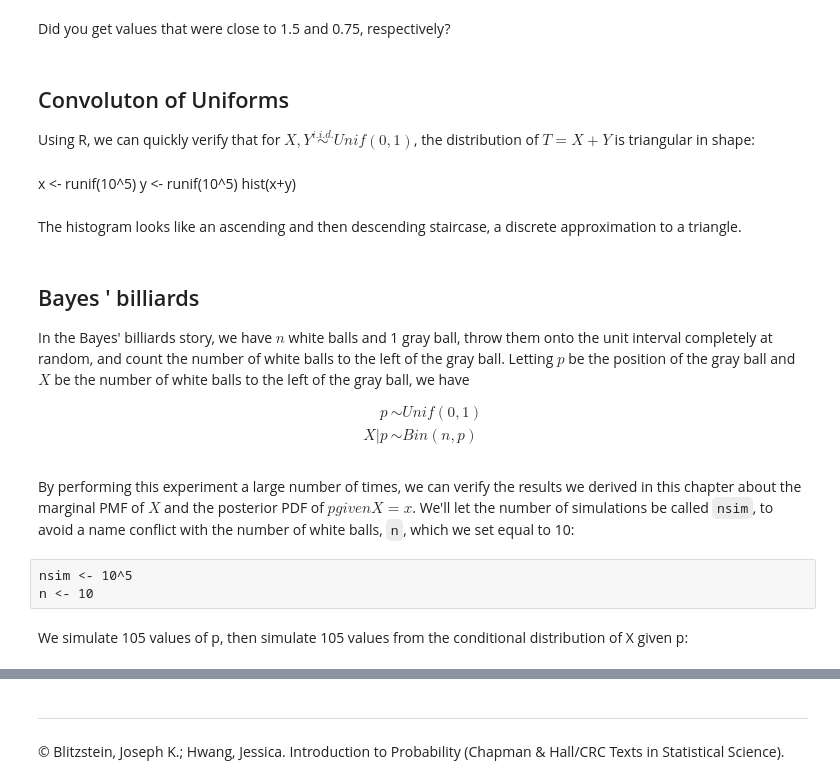
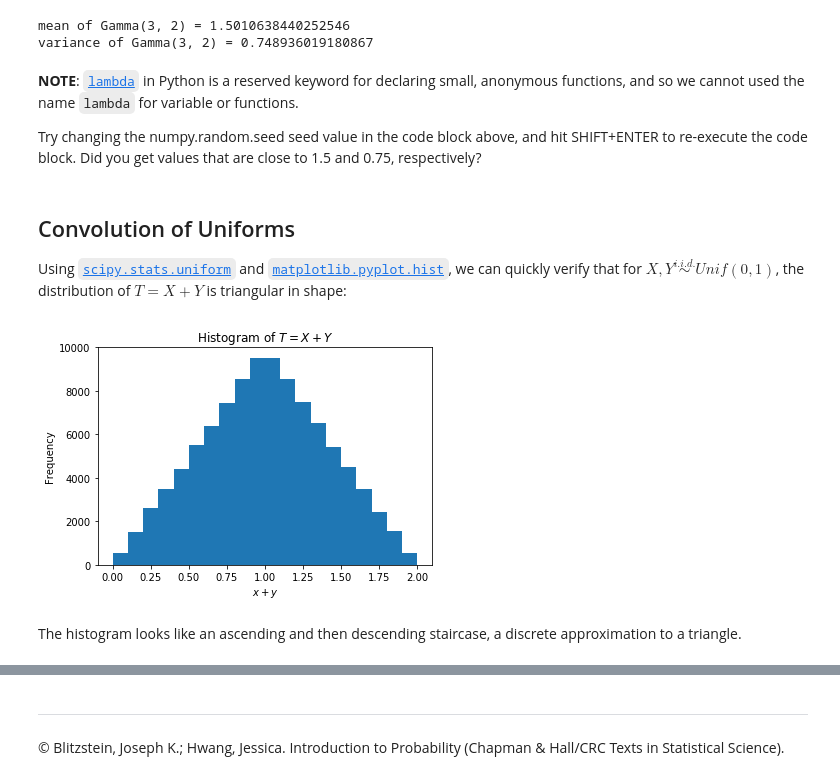
Before and after one commit to buruzaemon/IntroductionToProbabilityPy, a Jupyter notebook: Ch8.ipynb, the cells around one changed output, grey strips where cells are left out. Cells and saved outputs as stored; diff of their text form; code cells hidden in the pictures.

```diff
--- a/Ch8.ipynb
+++ b/Ch8.ipynb
@@ -25,28 +30,48 @@ var(y)
-# %% [markdown]
-Did you get values that were close to 1.5 and 0.75, respectively?
+# %%
+# seed the random number generator
+np.random.seed(1)
+
+alpha = 3.0
+lambd = 2.0
+
+y = gamma.rvs(alpha, scale=1/lambd, size=10**5)
+
+mean = y.mean()
+#mean = np.mean(y)
+print('mean of Gamma(3, 2) = {}'.format(mean))
+
+var = y.var()
+#var = np.var(y)
+print('variance of Gamma(3, 2) = {}'.format(var))
+# %% [output]
+mean of Gamma(3, 2) = 1.5010638440252546
+variance of Gamma(3, 2) = 0.748936019180867
+# %% [markdown]
+**NOTE**: [`lambda`](https://docs.python.org/3/tutorial/controlflow.html#lambda-expressions) in Python is a reserved keyword for declaring small, anonymous functions, and so we cannot used the name `lambda` for variable or functions.
+
+Try changing the numpy.random.seed seed value in the code block above, and hit SHIFT+ENTER to re-execute the code block. Did you get values that are close to 1.5 and 0.75, respectively?
 # %% [markdown]
-## Convoluton of Uniforms
+## Convolution of Uniforms
 
-Using R, we can quickly verify that for $X, Y \stackrel{i.i.d.}{\sim} Unif(0, 1)$, the distribution of $T = X + Y$ is triangular in shape:
+Using [`scipy.stats.uniform`](https://docs.scipy.org/doc/scipy/reference/generated/scipy.stats.uniform.html) and [`matplotlib.pyplot.hist`](https://matplotlib.org/api/_as_gen/matplotlib.pyplot.hist.html), we can quickly verify that for $X, Y \stackrel{i.i.d.}{\sim} Unif(0, 1)$, the distribution of $T = X + Y$ is triangular in shape:
-# %% [markdown]
-x <- runif(10^5)
-y <- runif(10^5)
-hist(x+y)
+# %%
+from scipy.stats import uniform
+
+np.random.seed(99)
+
+x = uniform.rvs(size=10**5)
+y = uniform.rvs(size=10**5)
+
+t = x + y
+
+plt.hist(t, bins=20)
+
+plt.title(r'Histogram of $T = X + Y$')
+plt.xlabel(r'$x + y$')
+plt.ylabel('Frequency')
+
+plt.show()
+# %% [output]
+[figure, added]
 # %% [markdown]
 The histogram looks like an ascending and then descending staircase, a discrete approximation to a triangle.
-# %% [markdown]
-## Bayes ' billiards
-
-In the Bayes' billiards story, we have $n$ white balls and 1 gray ball, throw them onto the unit interval completely at random, and count the number of white balls to the left of the gray ball. Letting $p$ be the position of the gray ball and $X$ be the number of white balls to the left of the gray ball, we have
-
-\begin{align}
-  p &\sim Unif(0, 1) \\
-  X|p &\sim Bin(n, p)
-\end{align}
-# %% [markdown]
-By performing this experiment a large number of times, we can verify the results we derived in this chapter about the marginal PMF of $X$ and the posterior PDF of $p given X = x$. We'll let the number of simulations be called `nsim`, to avoid a name conflict with the number of white balls, `n`, which we set equal to 10:
-# %% [raw]
-nsim <- 10^5
-n <- 10
-# %% [markdown]
-We simulate 105 values of p, then simulate 105 values from the conditional distribution of X given p:
```
Also changed, not shown: parts of 36 cells of this notebook, 1 other file.
